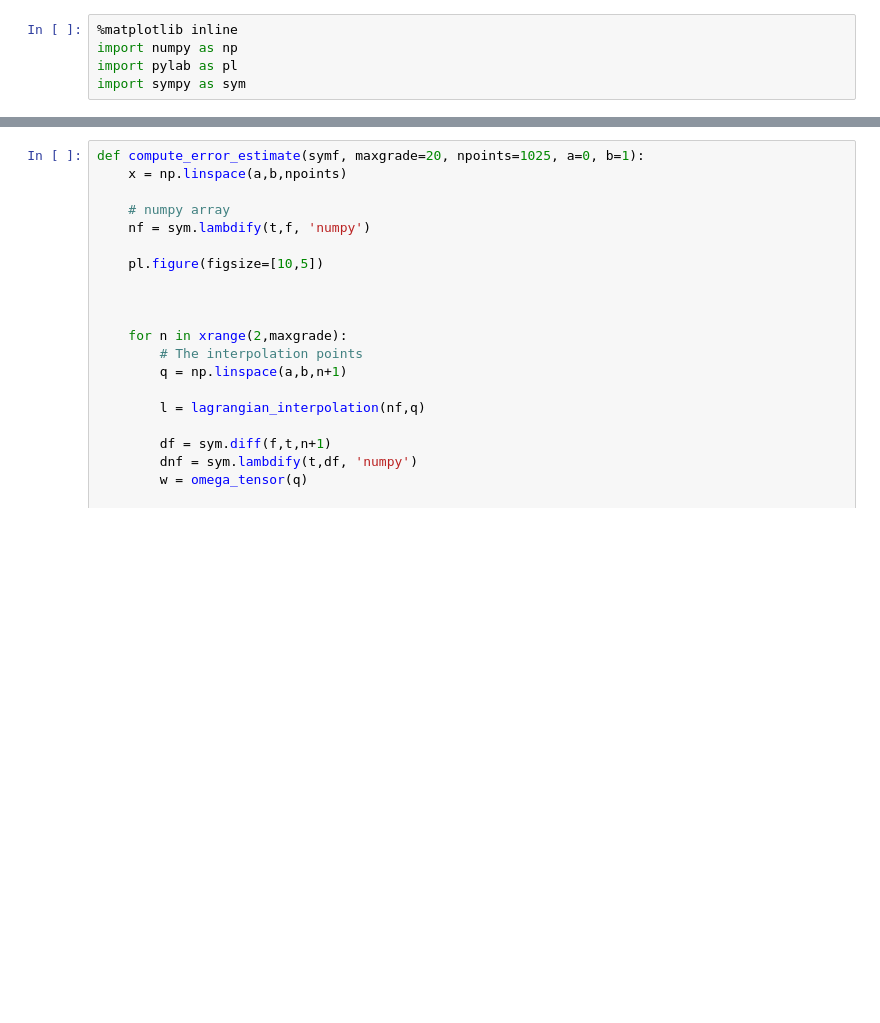
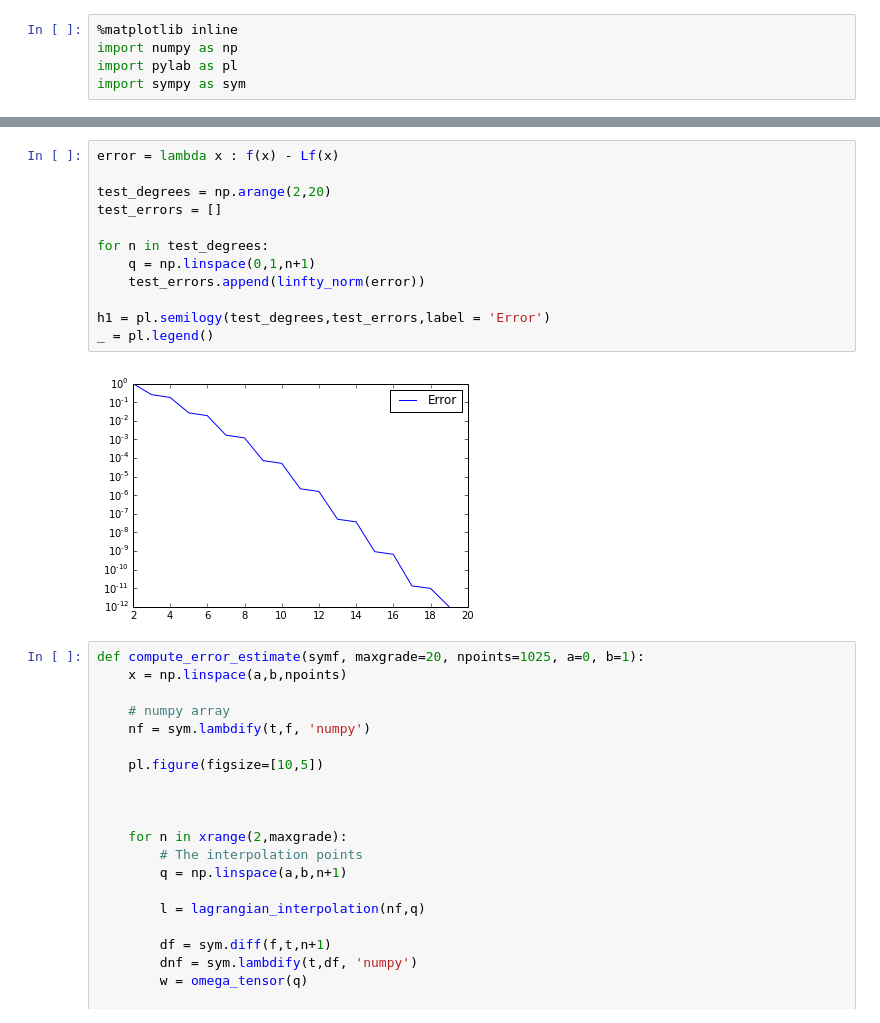
Before and after one commit to sissa/P1.4_seed, a Jupyter notebook: python-lectures/03_error_estimation.ipynb, the cells around one changed output, grey strips where cells are left out. Saved outputs shown, nothing was run; the diff lists cells and outputs as text; blank space fills up the shorter version.

```diff
--- a/python-lectures/03_error_estimation.ipynb
+++ b/python-lectures/03_error_estimation.ipynb
@@ -26,3 +131,17 @@ def omega_tensor(q):
+# %%
+error = lambda x : f(x) - Lf(x)
+
+test_degrees = np.arange(2,20)
+test_errors = []
+
+for n in test_degrees:
+    q = np.linspace(0,1,n+1)
+    test_errors.append(linfty_norm(error))
+
+h1 = pl.semilogy(test_degrees,test_errors,label = 'Error')
+_ = pl.legend()
+# %% [output]
+[figure, added]
 # %%
 def compute_error_estimate(symf, maxgrade=20, npoints=1025, a=0, b=1):
     x = np.linspace(a,b,npoints)
```
Also changed, not shown: parts of 16 cells of this notebook.
